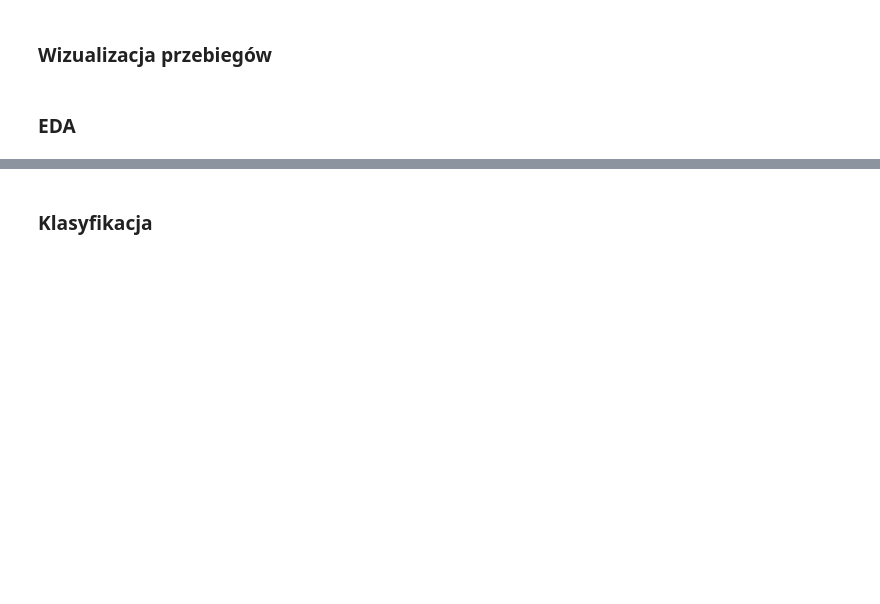
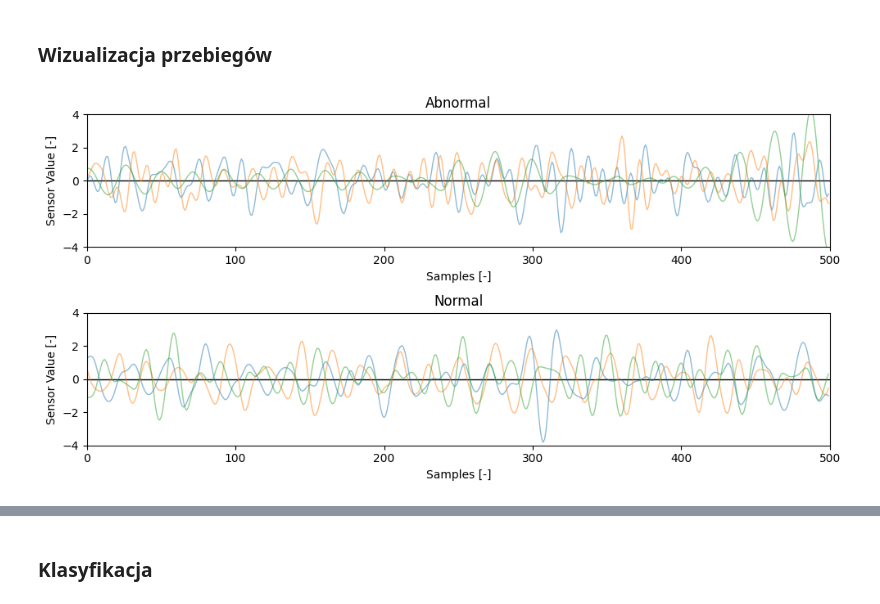
Before and after one commit to Kacper-Marciniak/Kurs-AI, a Jupyter notebook: Student/P8/Projekt8_TimeSeries.ipynb, the cells around one changed output, grey strips where cells are left out. Cells and saved outputs as stored; diff of their text form; code cells hidden in the pictures; blank space fills up the shorter version.

Commit message:
Dodano instrukcję oraz zmieniono dataset dla projektu 8

```diff
--- a/Student/P8/Projekt8_TimeSeries.ipynb
+++ b/Student/P8/Projekt8_TimeSeries.ipynb
@@ -1,29 +1,36 @@
+# %%
+# Parametry dla eksperymentu
+
+LENGTH = 500 # Długość sygnału
+USE_FFT = True # Czy używać FFT
 # %% [markdown]
 ### Wczytanie datasetu
 # %%
 import numpy as np
 
+DATASET_NAME = "FordA"
+
 CLASS_NAMES = ["Abnormal", "Normal"]
 
-with open("Wafer_TRAIN.txt", "r") as f:
+with open(f"{DATASET_NAME}_TRAIN.txt", "r") as f:
     X_train = []
     y_train = []
     for line in f.readlines():
         line = line.strip().split("  ")
         class_id = int(float(line[0]))
         class_id = max(class_id, 0)
-        data = np.array(line[1:], dtype=np.float64)
+        data = np.array(line[1:], dtype=np.float64)[:LENGTH]
         X_train.append(data)
         y_train.append(class_id)
 
-with open("Wafer_TEST.txt", "r") as f:
+with open(f"{DATASET_NAME}_TEST.txt", "r") as f:
     X_test = []
     y_test = []
     for line in f.readlines():
         line = line.strip().split("  ")
         class_id = int(float(line[0]))
         class_id = max(class_id, 0)
-        data = np.array(line[1:], dtype=np.float64)
+        data = np.array(line[1:], dtype=np.float64)[:LENGTH]
         X_test.append(data)
         y_test.append(class_id)
 
@@ -36,17 +43,20 @@ y_test = np.array(y_test)
 # %%
 import matplotlib.pyplot as plt
 import numpy as np
 
 fig,axes = plt.subplots(nrows=len(CLASS_NAMES),figsize=(10,5))
 for i,ax in enumerate(axes):
-    for j in range(5):
+    ax.axhline(0, color='black', linestyle='-', linewidth=1)
+    for j in range(3):
         index = np.where(y_test == i)[0][j]
         ax.plot(np.array(X_test[index], dtype=float), linewidth=1, alpha=0.5)
     ax.set_title(f"{CLASS_NAMES[i]}")
     ax.set_xlabel("Samples [-]")
     ax.set_ylabel("Sensor Value [-]")
+    ax.set_xlim(0, LENGTH)
+    ax.set_ylim(-4, 4)
 
 plt.tight_layout()
 plt.show()
+# %% [output]
+[figure, added]
-# %% [markdown]
-### EDA
```
Also changed, not shown: parts of 20 cells of this notebook, 6 other files.
